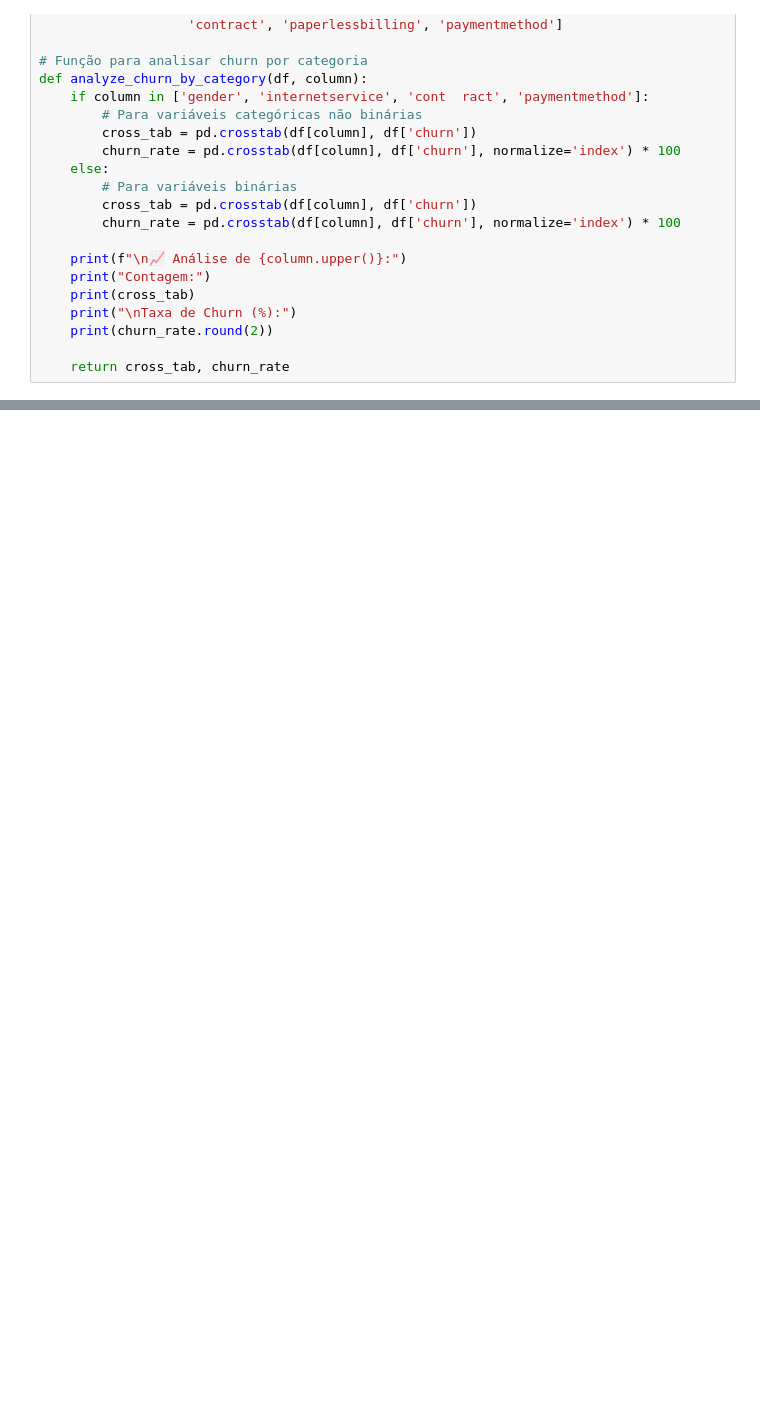
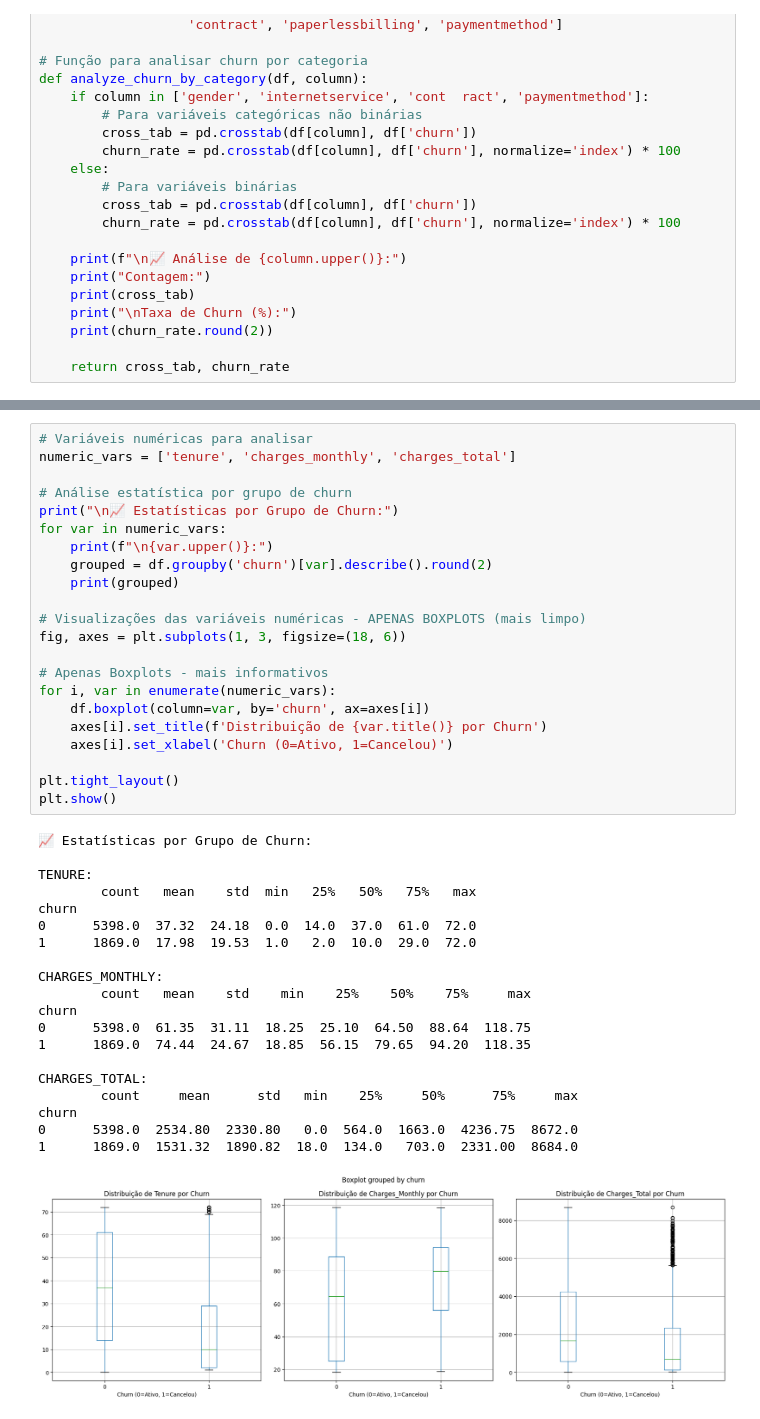
Before and after one commit to Laviniamadeira/TelecomX, a Jupyter notebook: TelecomX_BR.ipynb, the cells around one changed output, grey strips where cells are left out. Saved outputs shown, nothing was run; the diff lists cells and outputs as text; blank space fills up the shorter version.

```diff
--- a/TelecomX_BR.ipynb
+++ b/TelecomX_BR.ipynb
@@ -224,0 +265,43 @@ def analyze_churn_by_category(df, column):
+# %%
+# Variáveis numéricas para analisar
+numeric_vars = ['tenure', 'charges_monthly', 'charges_total']
+
+# Análise estatística por grupo de churn
+print("\n📈 Estatísticas por Grupo de Churn:")
+for var in numeric_vars:
+    print(f"\n{var.upper()}:")
+    grouped = df.groupby('churn')[var].describe().round(2)
+    print(grouped)
+
+# Visualizações das variáveis numéricas - APENAS BOXPLOTS (mais limpo)
+fig, axes = plt.subplots(1, 3, figsize=(18, 6))
+
+# Apenas Boxplots - mais informativos
+for i, var in enumerate(numeric_vars):
+    df.boxplot(column=var, by='churn', ax=axes[i])
+    axes[i].set_title(f'Distribuição de {var.title()} por Churn')
+    axes[i].set_xlabel('Churn (0=Ativo, 1=Cancelou)')
+
+plt.tight_layout()
+plt.show()
+# %% [output]
+📈 Estatísticas por Grupo de Churn:
+
+TENURE:
+        count   mean    std  min   25%   50%   75%   max
+churn
+0      5398.0  37.32  24.18  0.0  14.0  37.0  61.0  72.0
+1      1869.0  17.98  19.53  1.0   2.0  10.0  29.0  72.0
+
+CHARGES_MONTHLY:
+        count   mean    std    min    25%    50%    75%     max
+churn
+0      5398.0  61.35  31.11  18.25  25.10  64.50  88.64  118.75
+1      1869.0  74.44  24.67  18.85  56.15  79.65  94.20  118.35
+
+CHARGES_TOTAL:
+        count     mean      std   min    25%     50%      75%     max
+churn
+0      5398.0  2534.80  2330.80   0.0  564.0  1663.0  4236.75  8672.0
+1      1869.0  1531.32  1890.82  18.0  134.0   703.0  2331.00  8684.0
+[figure, added]
```
Also changed, not shown: parts of 4 cells of this notebook.
